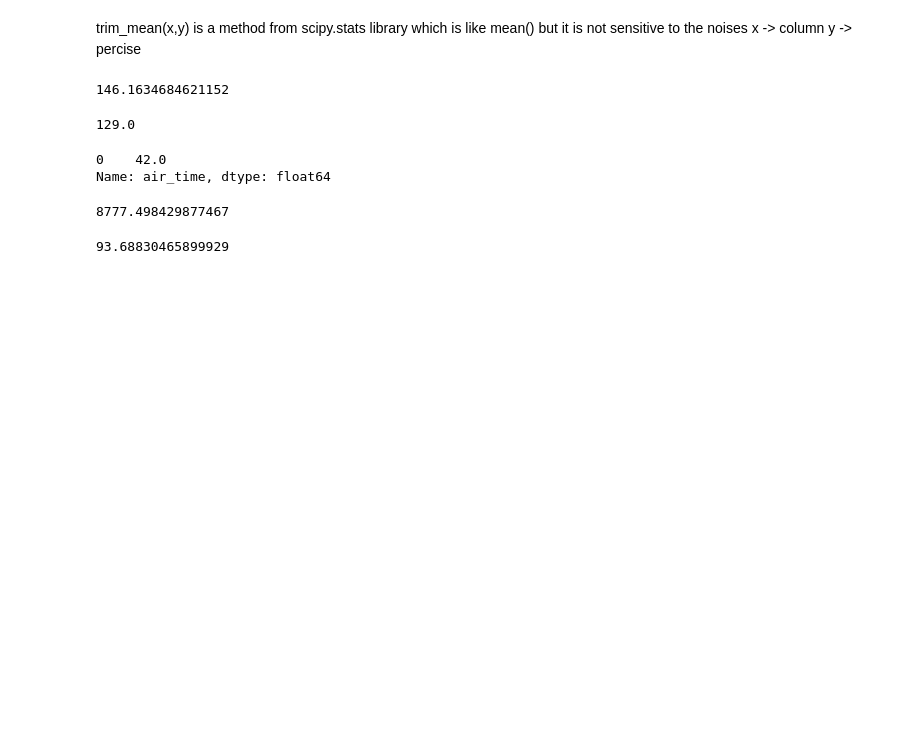
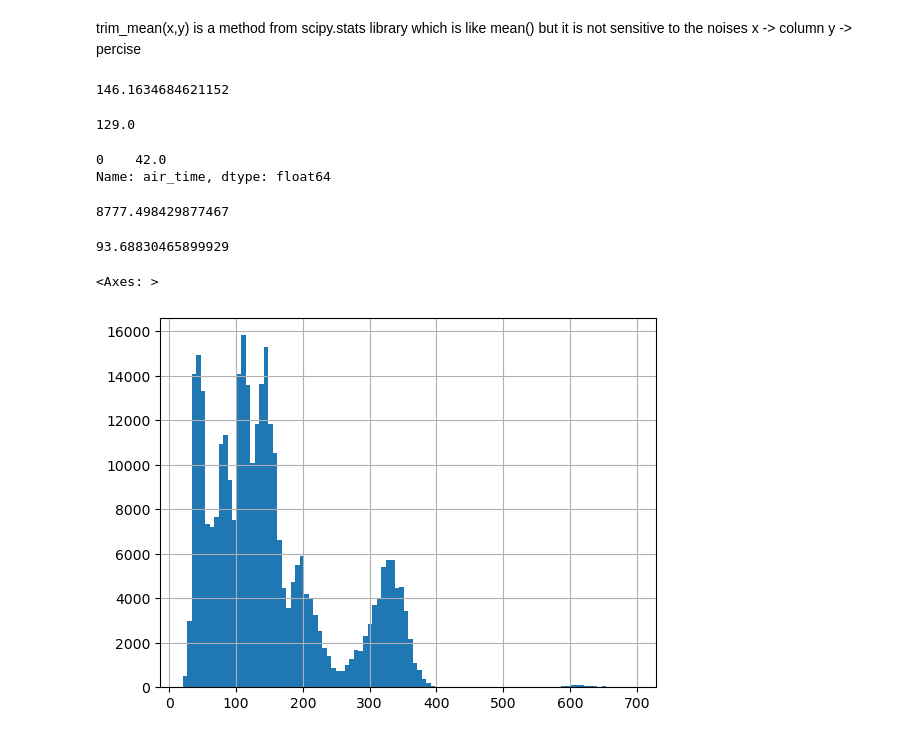
Before and after one commit to BeziKaviani/data-science-ml-learning-path, a Jupyter notebook: 02-descriptive-statistics/descriptive_methods.ipynb, the cells around one changed output. Drawn from its saved outputs; the diff is of its cells as text; code cells hidden in the pictures; blank space fills up the shorter version.

Commit message:
use histogram to analize data

```diff
--- a/02-descriptive-statistics/descriptive_methods.ipynb
+++ b/02-descriptive-statistics/descriptive_methods.ipynb
@@ -48,3 +48,8 @@ flight_data['air_time'].var()
 flight_data['air_time'].std()
 # %% [output]
 93.68830465899929
+# %%
+flight_data['air_time'].hist(bins=100)
+# %% [output]
+<Axes: >
+[figure, added]
```
Also changed, not shown: parts of 8 cells of this notebook.
